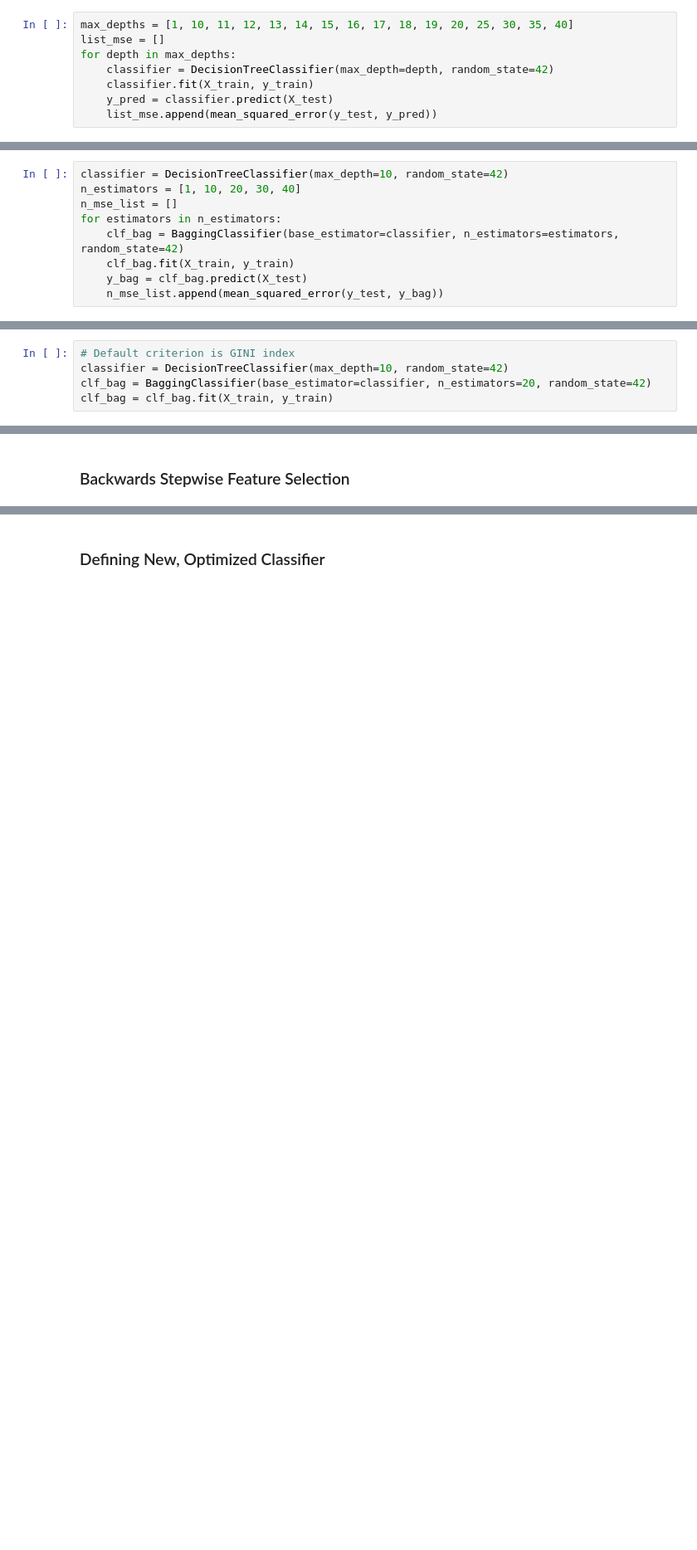
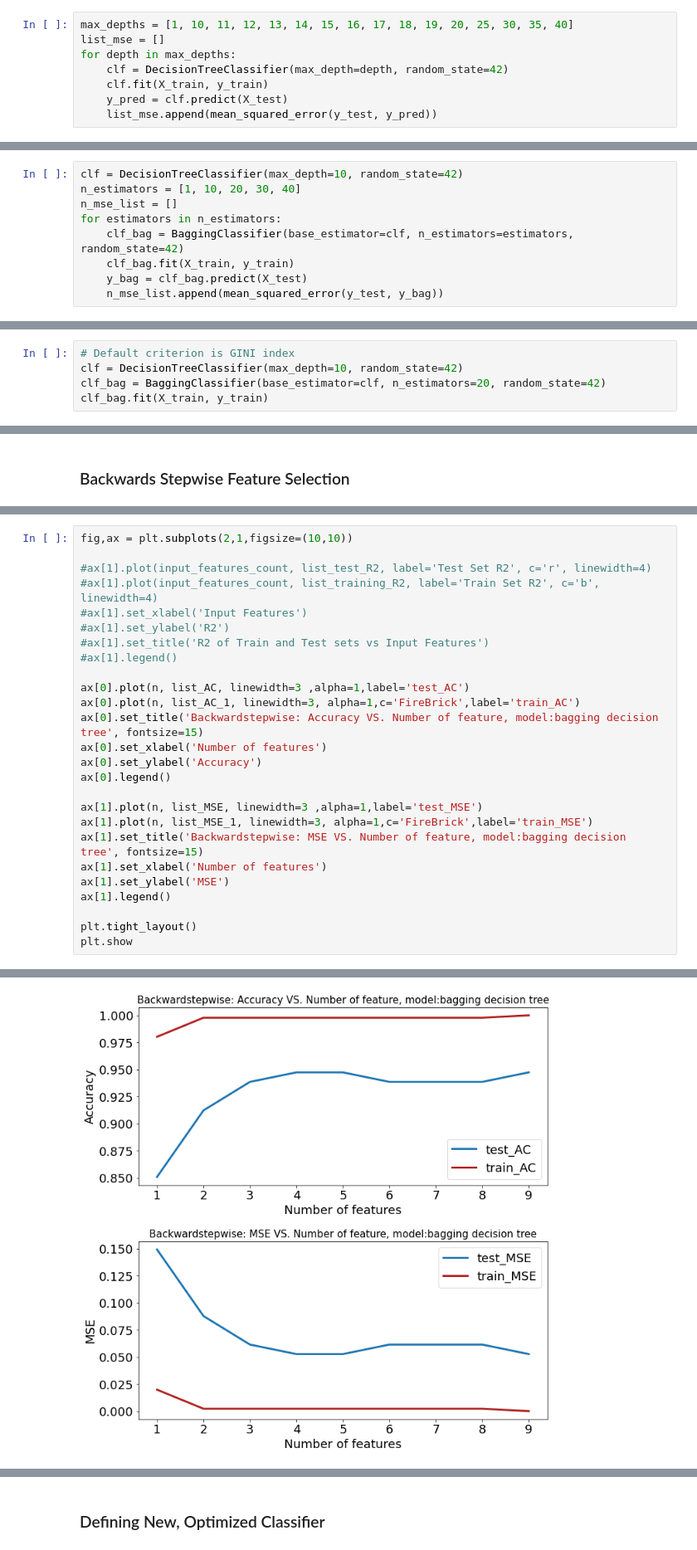
Before and after one commit to Breast-Cancer-Team/Final-Project, a Jupyter notebook: bagging_decision_trees.ipynb, the cells around one changed output, grey strips where cells are left out. Shown: that part at 83% size. Saved outputs shown, nothing was run; the diff lists cells and outputs as text; blank space fills up the shorter version.

```diff
--- a/bagging_decision_trees.ipynb
+++ b/bagging_decision_trees.ipynb
@@ -48,9 +49,9 @@ X_train, X_test, y_train, y_test = split_data(data)
 max_depths = [1, 10, 11, 12, 13, 14, 15, 16, 17, 18, 19, 20, 25, 30, 35, 40]
 list_mse = []
 for depth in max_depths:
-    classifier = DecisionTreeClassifier(max_depth=depth, random_state=42)
-    classifier.fit(X_train, y_train)
-    y_pred = classifier.predict(X_test)
+    clf = DecisionTreeClassifier(max_depth=depth, random_state=42)
+    clf.fit(X_train, y_train)
+    y_pred = clf.predict(X_test)
     list_mse.append(mean_squared_error(y_test, y_pred))
 # %%
 plt.plot(max_depths, list_mse, c='r', linewidth=3)
@@ -63,11 +64,11 @@ Text(0.5, 1.0, 'MSE at different max_depths')
 # %% [markdown]
 Therefore pick a max_depth of 10 for the decision tree.
 # %%
-classifier = DecisionTreeClassifier(max_depth=10, random_state=42)
+clf = DecisionTreeClassifier(max_depth=10, random_state=42)
 n_estimators = [1, 10, 20, 30, 40]
 n_mse_list = []
 for estimators in n_estimators:
-    clf_bag = BaggingClassifier(base_estimator=classifier, n_estimators=estimators, random_state=42)
+    clf_bag = BaggingClassifier(base_estimator=clf, n_estimators=estimators, random_state=42)
     clf_bag.fit(X_train, y_train)
     y_bag = clf_bag.predict(X_test)
     n_mse_list.append(mean_squared_error(y_test, y_bag))
@@ -88,5 +91,5 @@ The bagging model has lowest MSE at 20 base models.
 # %%
 # Default criterion is GINI index
-classifier = DecisionTreeClassifier(max_depth=10, random_state=42)
-clf_bag = BaggingClassifier(base_estimator=classifier, n_estimators=20, random_state=42)
-clf_bag = clf_bag.fit(X_train, y_train)
+clf = DecisionTreeClassifier(max_depth=10, random_state=42)
+clf_bag = BaggingClassifier(base_estimator=clf, n_estimators=20, random_state=42)
+clf_bag.fit(X_train, y_train)
@@ -205,0 +196,27 @@ array(['radius_mean', 'texture_mean', 'smoothness_mean', 'concavity_mean',
+# %%
+fig,ax = plt.subplots(2,1,figsize=(10,10))
+
+#ax[1].plot(input_features_count, list_test_R2, label='Test Set R2', c='r', linewidth=4)
+#ax[1].plot(input_features_count, list_training_R2, label='Train Set R2', c='b', linewidth=4)
+#ax[1].set_xlabel('Input Features')
+#ax[1].set_ylabel('R2')
+#ax[1].set_title('R2 of Train and Test sets vs Input Features')
+#ax[1].legend()
+
+ax[0].plot(n, list_AC, linewidth=3 ,alpha=1,label='test_AC')
+ax[0].plot(n, list_AC_1, linewidth=3, alpha=1,c='FireBrick',label='train_AC')
+ax[0].set_title('Backwardstepwise: Accuracy VS. Number of feature, model:bagging decision tree', fontsize=15)
+ax[0].set_xlabel('Number of features')
+ax[0].set_ylabel('Accuracy')
+ax[0].legend()
+
+ax[1].plot(n, list_MSE, linewidth=3 ,alpha=1,label='test_MSE')
+ax[1].plot(n, list_MSE_1, linewidth=3, alpha=1,c='FireBrick',label='train_MSE')
+ax[1].set_title('Backwardstepwise: MSE VS. Number of feature, model:bagging decision tree', fontsize=15)
+ax[1].set_xlabel('Number of features')
+ax[1].set_ylabel('MSE')
+ax[1].legend()
+
+plt.tight_layout()
+plt.show
+# %% [output]
@@ -205,0 +224 @@ array(['radius_mean', 'texture_mean', 'smoothness_mean', 'concavity_mean',
+[figure, added]
```
Also changed, not shown: parts of 22 cells of this notebook, 3 other files.
